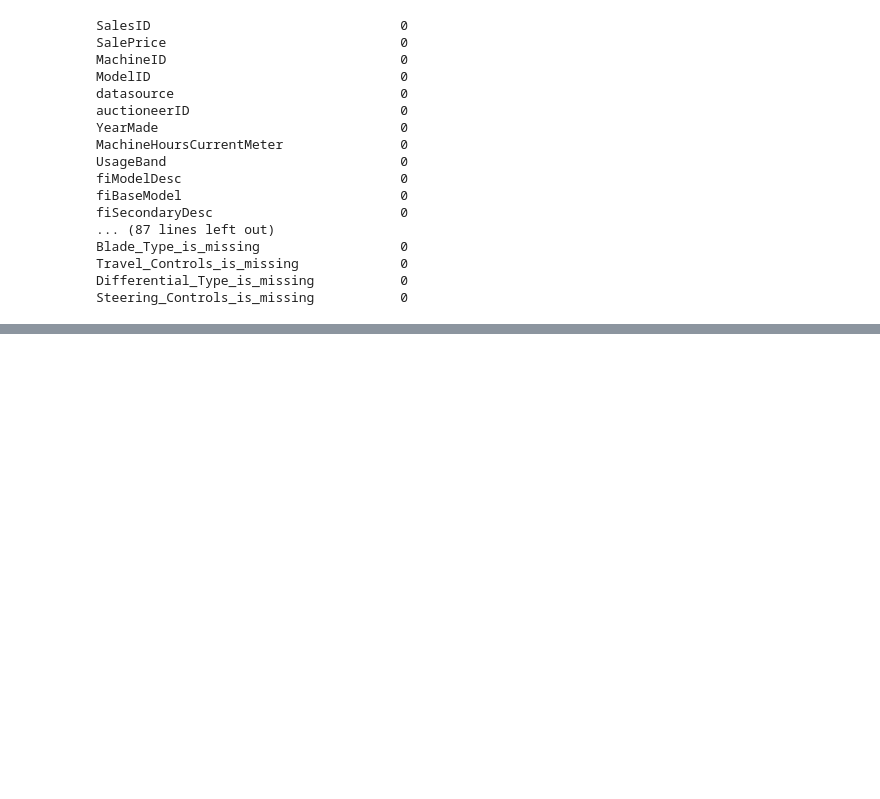
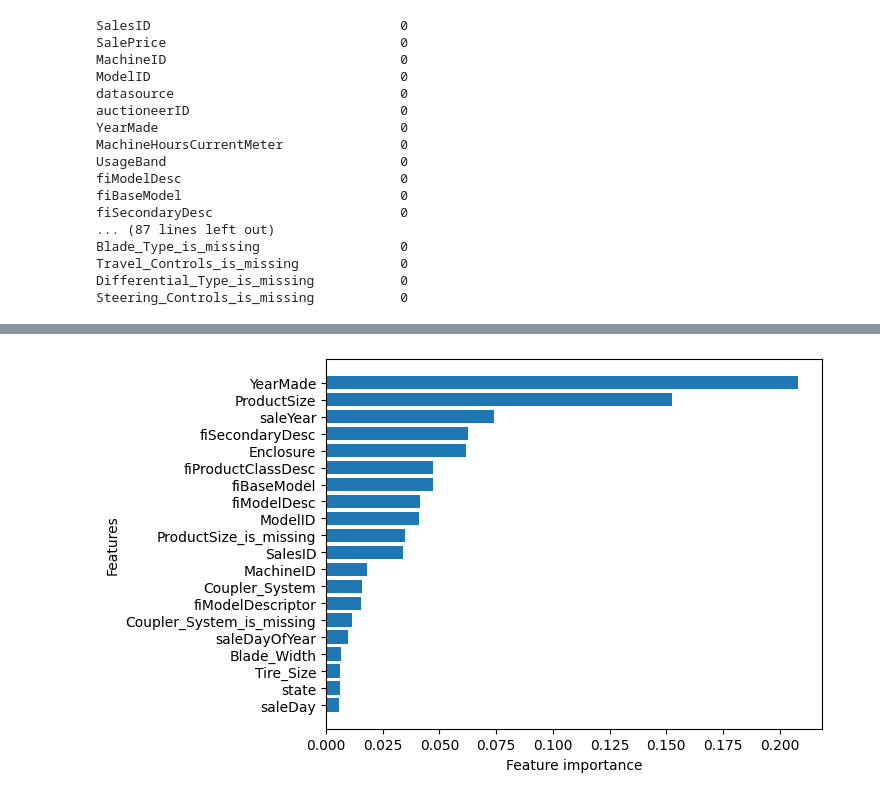
Before and after one commit to seanjiangsh/ztm-ml-ds, a Jupyter notebook: supervised-learning-time-series-data/end-to-end-bulldozer-price-regression.ipynb, the cells around one changed output, grey strips where cells are left out. Saved outputs shown, nothing was run; the diff lists cells and outputs as text; code cells hidden in the pictures; blank space fills up the shorter version.

```diff
--- a/supervised-learning-time-series-data/end-to-end-bulldozer-price-regression.ipynb
+++ b/supervised-learning-time-series-data/end-to-end-bulldozer-price-regression.ipynb
@@ -622,0 +676,6 @@ Steering_Controls_is_missing           0
+# %%
+# Split data into X & y
+X_train, y_train = df_train.drop('SalePrice', axis=1), df_train['SalePrice']
+X_valid, y_valid = df_valid.drop('SalePrice', axis=1), df_valid['SalePrice']
+
+X_train.shape, y_train.shape, X_valid.shape, y_valid.shape
@@ -622,0 +711,8 @@ Steering_Controls_is_missing           0
+# %%
+%%time
+
+# Change max_samples value
+model = RandomForestRegressor(n_jobs=-1, random_state=42, max_samples=10000)
+model.fit(X_train, y_train)
+
+show_scores(model, X_train, X_valid, y_train, y_valid)
@@ -622,0 +797,14 @@ Steering_Controls_is_missing           0
+# %%
+%%time
+# Most ideal hyperparameters
+ideal_model = RandomForestRegressor(
+    n_estimators=40,
+    min_samples_leaf=1,
+    min_samples_split=14,
+    max_features=0.5,
+    n_jobs=-1,
+    max_samples=None,
+    random_state=42
+)
+
+ideal_model.fit(X_train, y_train)
@@ -622,0 +1008,19 @@ Steering_Controls_is_missing           0
+# %%
+# Helper function for plotting feature importance
+def plot_features(columns, importances, n=20):
+    df = (
+        pd.DataFrame({"features": columns, "feature_importances": importances})
+            .sort_values("feature_importances", ascending=False)
+            .reset_index(drop=True)
+    )
+
+    # Plot the dataframe
+    fig, ax = plt.subplots()
+    ax.barh(df["features"][:n], df["feature_importances"][:20])
+    ax.set_ylabel("Features")
+    ax.set_xlabel("Feature importance")
+    ax.invert_yaxis()
+# %%
+plot_features(X_train.columns, ideal_model.feature_importances_)
+# %% [output]
+[figure, added]
```
Also changed, not shown: parts of 37 cells of this notebook.
